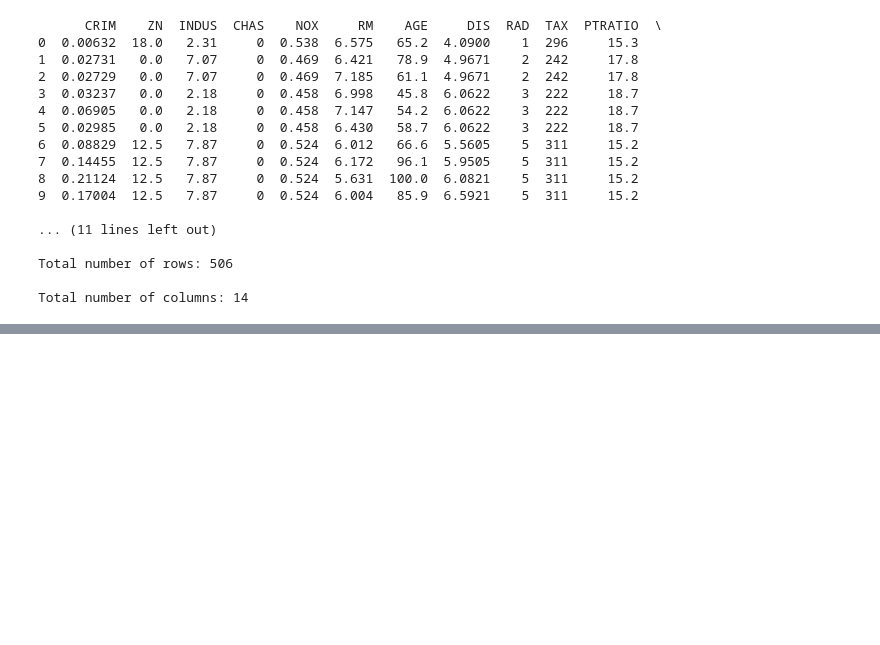
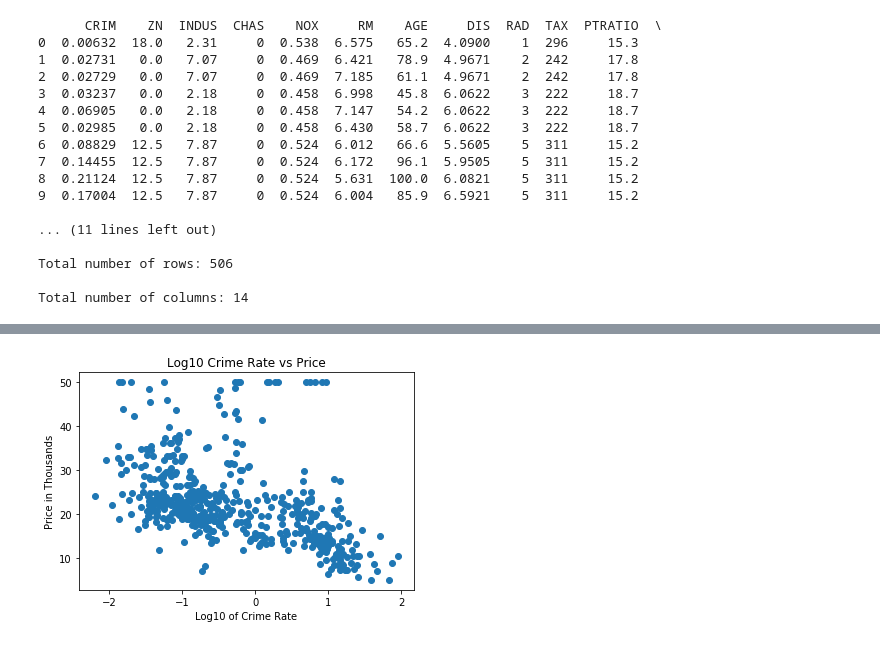
Before and after one commit to LincolnBrownBellevue/DSC540, a Jupyter notebook: Wks3-4/DSC540_Wk3&4_Brown,Lincoln.ipynb, the cells around one changed output, grey strips where cells are left out. Saved outputs shown, nothing was run; the diff lists cells and outputs as text; code cells hidden in the pictures; blank space fills up the shorter version.

```diff
--- a/Wks3-4/DSC540_Wk3&4_Brown,Lincoln.ipynb
+++ b/Wks3-4/DSC540_Wk3&4_Brown,Lincoln.ipynb
@@ -74,0 +169,9 @@ Total number of columns: 14
+# %%
+# Create a scatter plot of log10(crime) vs price
+plt.scatter(np.log10(smaller_df['CRIM']), smaller_df['PRICE'])
+plt.title("Log10 Crime Rate vs Price")
+plt.xlabel("Log10 of Crime Rate")
+plt.ylabel("Price in Thousands")
+plt.show()
+# %% [output]
+[figure, added]
```
Also changed, not shown: parts of 35 cells of this notebook, 2 other files.
